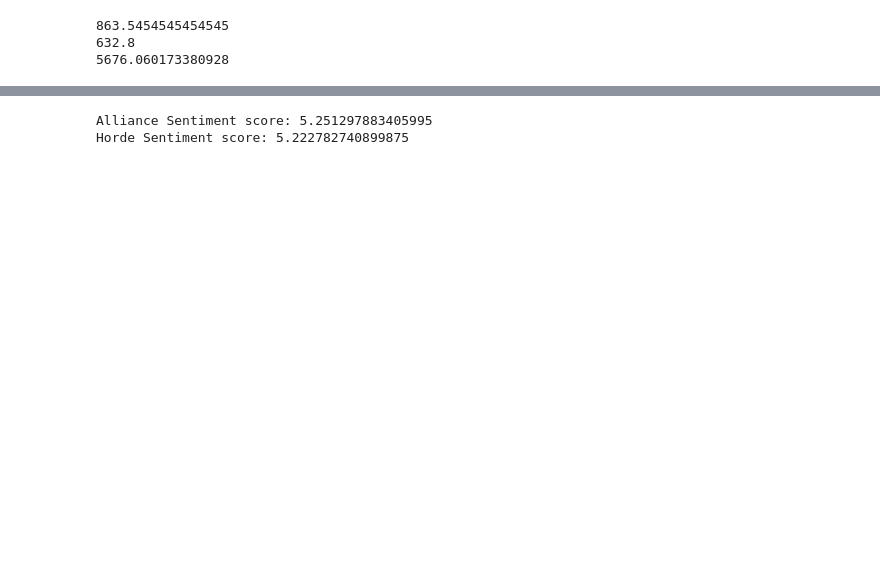
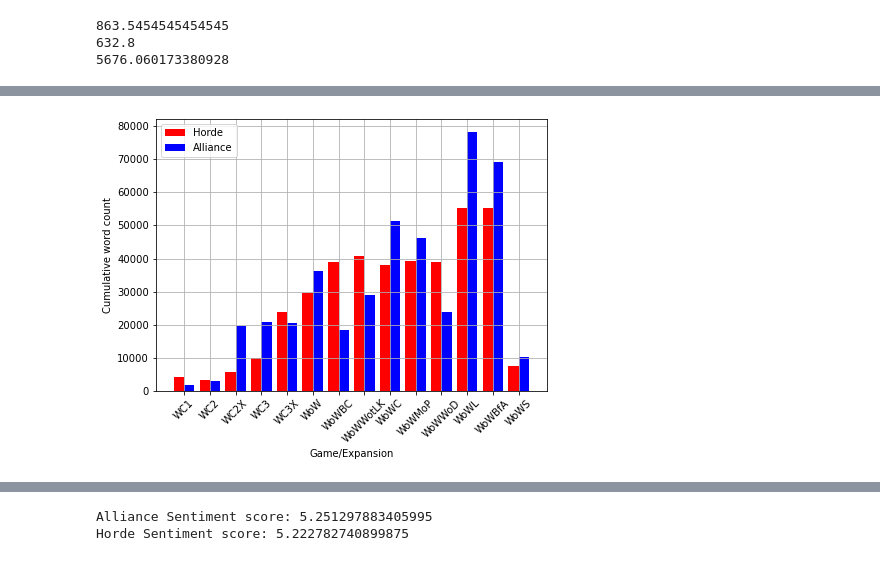
Before and after one commit to Malthe57/SocGraphProject, a Jupyter notebook: Timeline and Sentiment.ipynb, the cells around one changed output, grey strips where cells are left out. Drawn from its saved outputs; the diff is of its cells as text; code cells hidden in the pictures; blank space fills up the shorter version.

```diff
--- a/Timeline and Sentiment.ipynb
+++ b/Timeline and Sentiment.ipynb
@@ -496,0 +521,33 @@ len(str(df_text['Clean Text'][df_text['Name']==evil_names[0]].values))
+# %%
+#Find text length for each character appearing in each game
+game_fac_h = {}
+game_fac_a = {}
+for game in tqdm(games):
+    h_count = 0
+    a_count = 0
+    for name in Horde:
+        if name in df_meta[df_meta[game]==1].Name.values:#find Horde characters that appeared in the given game
+            h_count +=len(nltk.FreqDist(str(df_text['Clean Text'][df_text['Name']==name].values).split())) #Add their texts word count to the sum
+
+    for name in Alliance:
+        if name in df_meta[df_meta[game]==1].Name.values:
+            a_count +=len(nltk.FreqDist(str(df_text['Clean Text'][df_text['Name']==name].values).split()))
+    #save the cumulative text lenght in terms of amount of tokens for each faction for each game.
+    game_fac_h[game]=h_count
+    game_fac_a[game]=a_count
+game_fac={'Horde':game_fac_h,'Alliance':game_fac_a}
+# %%
+#plot cumulative word count
+plt.figure(figsize=(7,5))
+plt.bar(np.array(range(len(game_fac['Horde'].keys())))-0.2,list(game_fac['Horde'].values()),color='r',tick_label=list(game_fac['Horde'].keys()),width=0.4,label='Horde')
+plt.bar(np.array(range(len(game_fac['Alliance'].keys())))+0.2,list(game_fac['Alliance'].values()),color='b',tick_label=list(game_fac['Alliance'].keys()),width=0.4,label='Alliance')
+plt.legend()
+plt.xticks(range(len(games)),games,rotation=45)
+plt.ylabel('Cumulative word count')
+plt.xlabel('Game/Expansion')
+plt.grid()
+# plt.yscale('log')
+# plt.title('Character count')
+plt.show()
+# %% [output]
+[figure, added]
```
Also changed, not shown: parts of 57 cells of this notebook, 6 other files.
